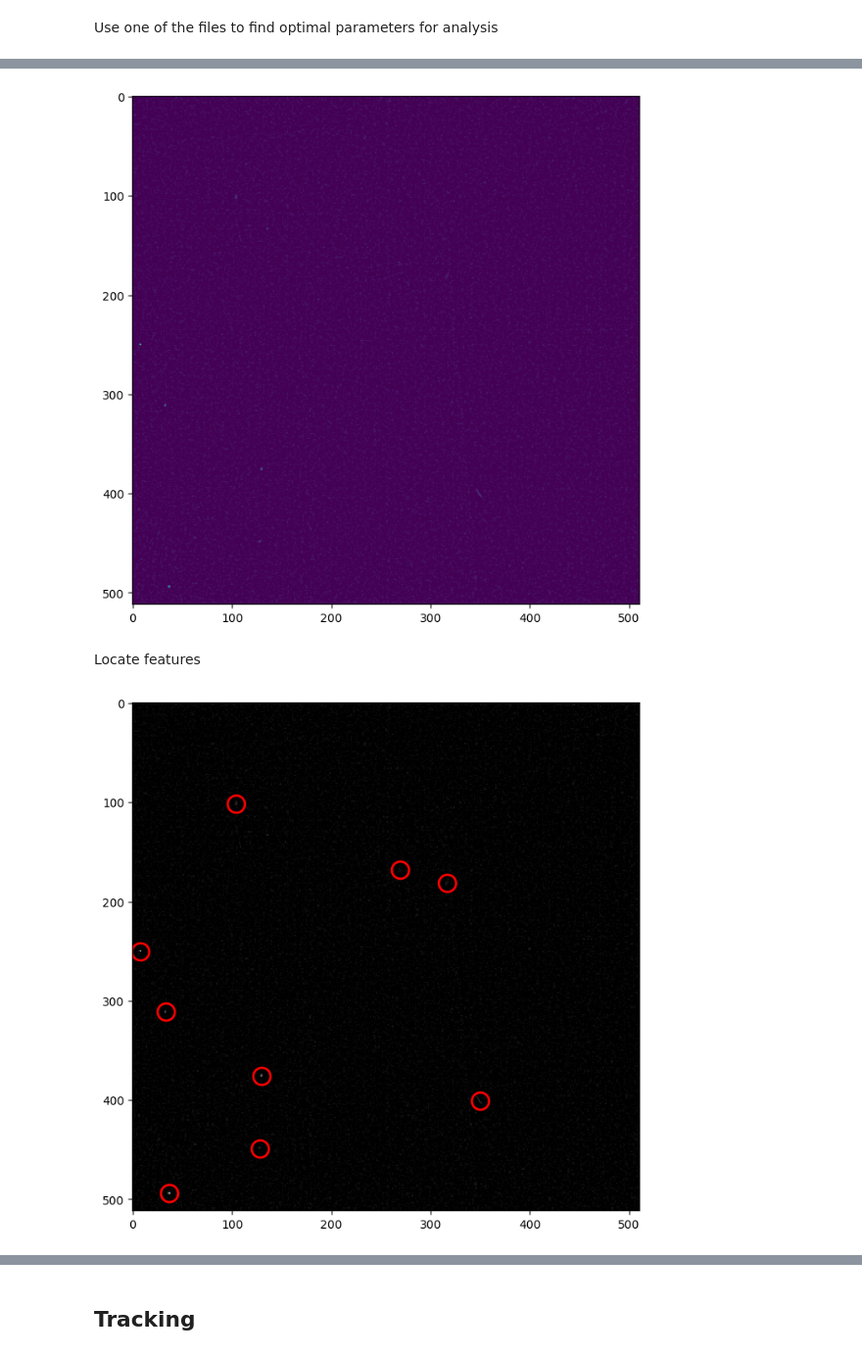
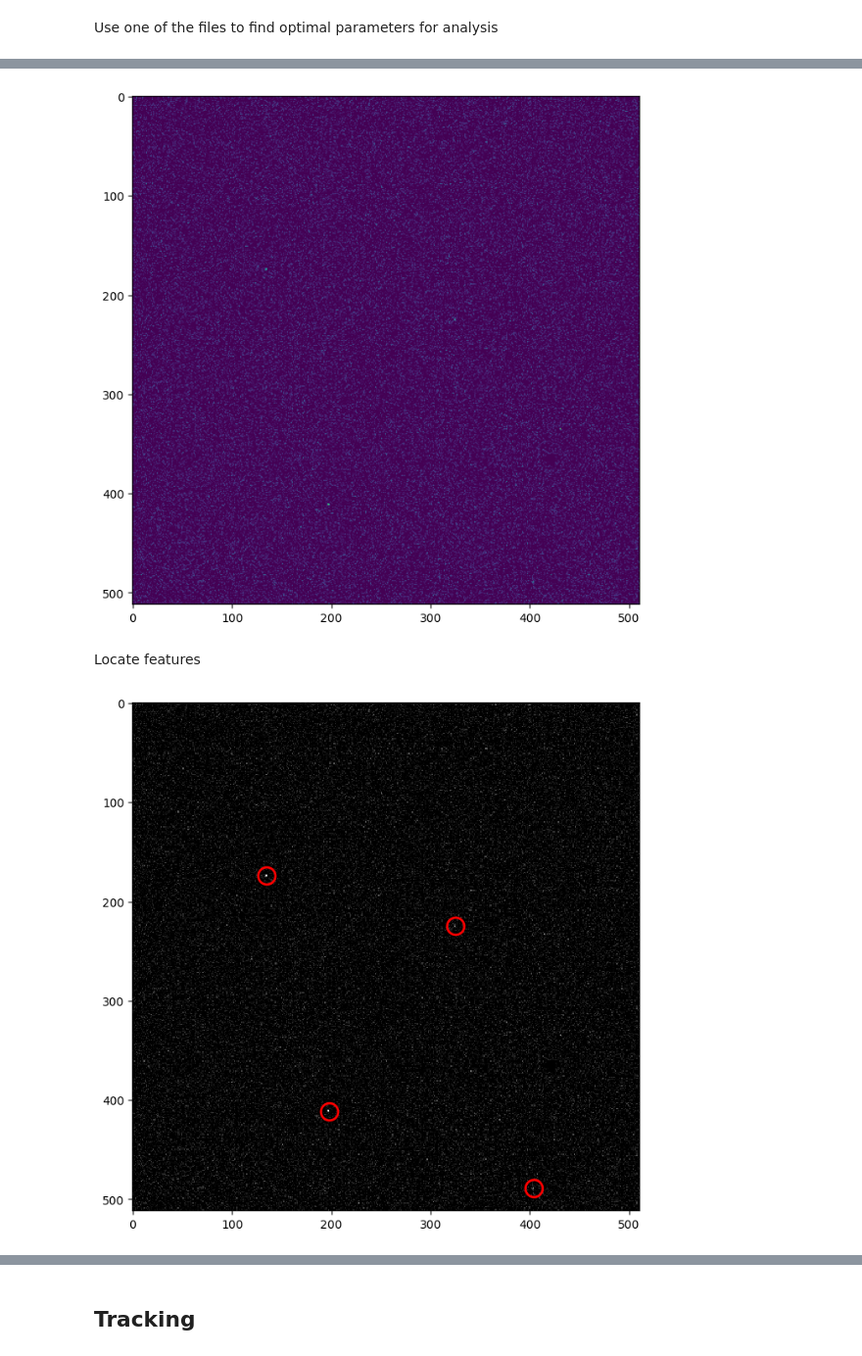
Before and after one commit to mastrof/microArgos, a Jupyter notebook: notebooks/tracking.ipynb, the cells around one changed output, grey strips where cells are left out. Shown at 98% size. Drawn from its saved outputs; the diff is of its cells as text; code cells hidden in the pictures.

```diff
--- a/notebooks/tracking.ipynb
+++ b/notebooks/tracking.ipynb
@@ -15,9 +15,9 @@ import trackpy as tp
 Get list of files in the directory
 # %%
 #files = np.sort(glob.glob(os.path.join(os.getcwd(), 'proc', '*.tif')))
-path = '../data/exp_raw/2023-07-29_12B09/'
-files = np.sort(glob.glob(os.path.join(path, 'tile*.tif')))
+path = '../data/exp_raw/2023-10-23_12B09/'
+files = np.sort(glob.glob(os.path.join(path, 'tile*_bp.tif')))
 xyfiles = np.sort(glob.glob(os.path.join(path, 'xy*.dat')))
-pattern = re.compile(r'\d+.tif')
+pattern = re.compile(r'\d+.*.tif')
 files
 # %% [output]
@@ -35,7 +35,7 @@ array(['../data/exp_raw/2023-07-29_12B09/tile_01.tif',
 # %% [markdown]
 Use one of the files to find optimal parameters for analysis
 # %%
-j = 6
+j = 1
 file = files[j]
 fname = pattern.findall(file)[0]
 print('Analysing ', fname, '...')
@@ -51,19 +51,19 @@ y:  -2928.2000000000003 393.2999999999997
 # frames = ND2Reader(file)
 frames = tifffile.imread(file)
 # Show a sample frame
-plt.imshow(frames[0]);
+plt.imshow(frames[-0]);
 # %% [output]
-[figure, old version]
+[figure, new version]
 # %% [markdown]
 Locate features
 # %%
-size = 9 # px
-minmass = 85
-maxsize = 35 # px
+size = 7 # px
+minmass = 105
+maxsize = 15 # px
 f = tp.locate(frames[0], size, minmass=minmass, maxsize=maxsize)
 tp.annotate(f, frames[0]);
 # %% [output]
-[figure, old version]
+[figure, new version]
 # %%
 plt.hist(f['mass'], bins=50);
 # %% [output]
```
Also changed, not shown: parts of 12 cells of this notebook, 3 other files.
